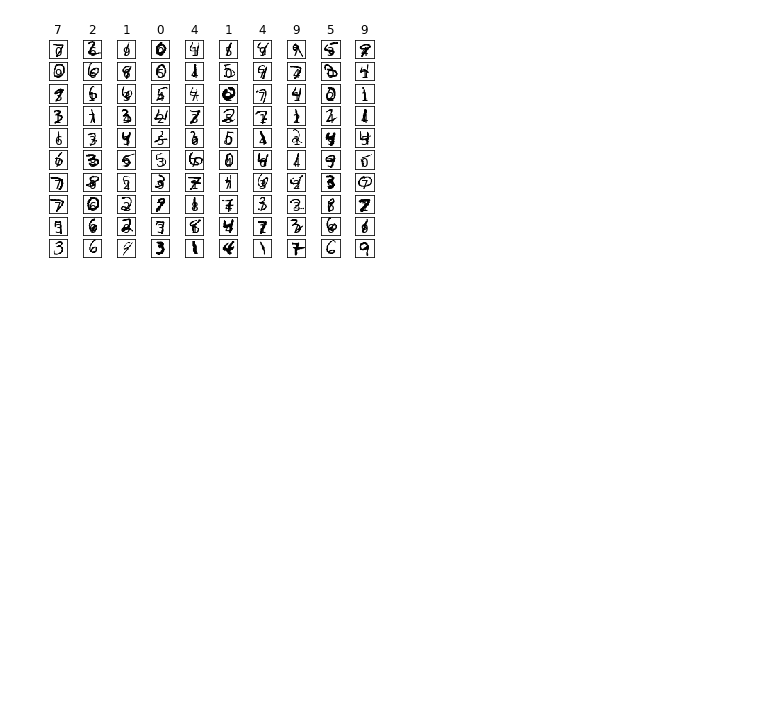
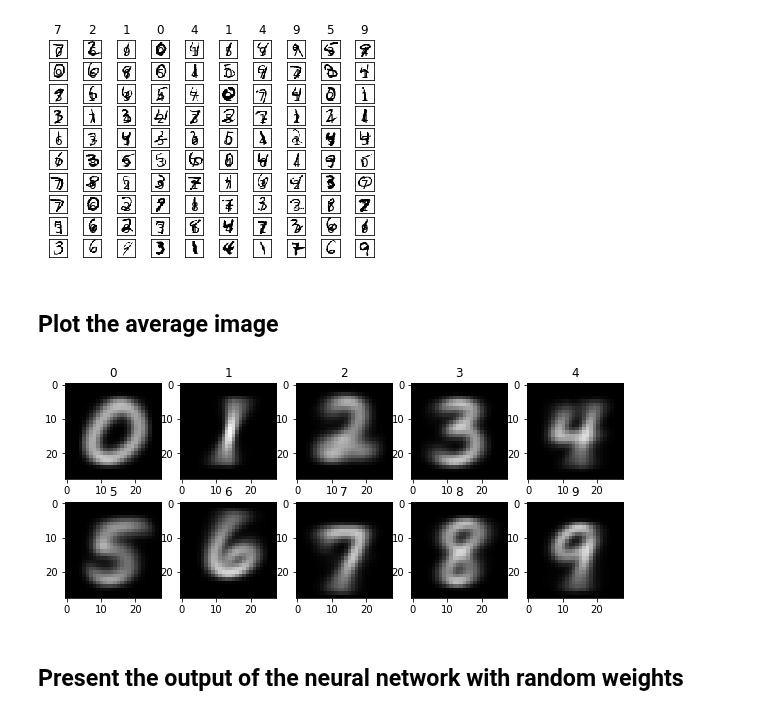
Before and after one commit to cheonginho/Machine-Learing, a Jupyter notebook: ML-assignment08.ipynb, the cells around one changed output. Saved outputs shown, nothing was run; the diff lists cells and outputs as text; code cells hidden in the pictures; blank space fills up the shorter version.

```diff
--- a/ML-assignment08.ipynb
+++ b/ML-assignment08.ipynb
@@ -1,6 +1,7 @@
 # %%
 import matplotlib.pyplot as plt
 import numpy as np
+import pandas as pd
 
 file_data   = "mnist_test.csv"
 handle_file = open(file_data, "r")
@@ -14,8 +15,15 @@ num_image   = len(data)
 count       = 0     # count for the number of images
 
 #
+start = 1
+end = 10000
 # make a matrix each column of which represents an images in a vector form
 #
+###########################
+
+temp_train=np.array(pd.read_csv(file_data)[start-1:end-1].values,dtype='uint8')
+
+
 list_image  = np.empty((size_row * size_col, num_image), dtype=float)
 list_label  = np.empty(num_image, dtype=int)
 
@@ -52,3 +60,21 @@ for i in range(100):
 plt.show()
 # %% [output]
 [figure]
+# %% [markdown]
+## Plot the average image
+# %%
+fig=plt.figure(figsize=(10,4))
+for i in range(10):
+    #train_ave=np.mean(train[np.where(temp_train[:,0]==i)],axis=0)
+    train_ave=np.mean(temp_train[:,1:][np.where(temp_train[:,0]==i)],axis=0)
+    #train_ave=np.mean(temp_train[:,1:][temp_train[:,0]==i],axis=0)
+    ax=fig.add_subplot(2,5,i+1)
+    ax.set_axis_off
+    a=np.copy(train_ave)
+    a=np.reshape(a,(28,28))
+    plt.title(i)
+    ax.imshow(a.reshape((28,28)), cmap='gray', interpolation='None', clim=(0,255))
+# %% [output]
+[figure, added]
+# %% [markdown]
+## Present the output of the neural network with random weights
```
Also changed, not shown: parts of 4 cells of this notebook.
